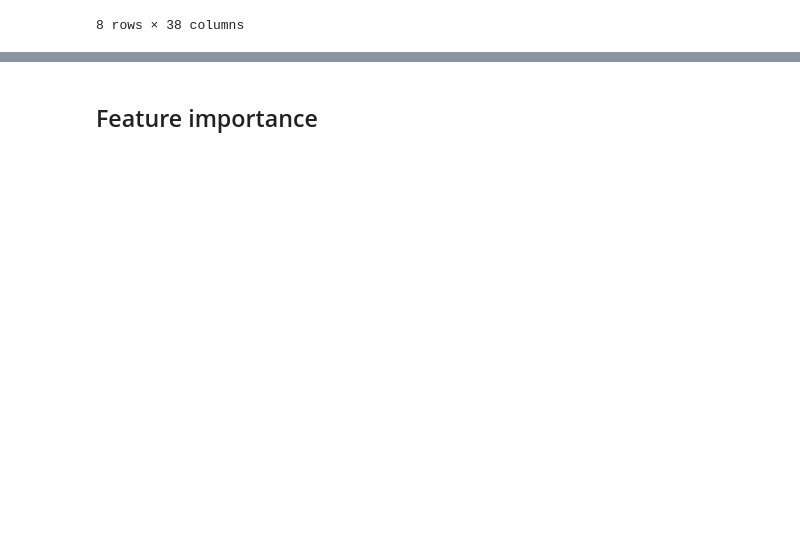
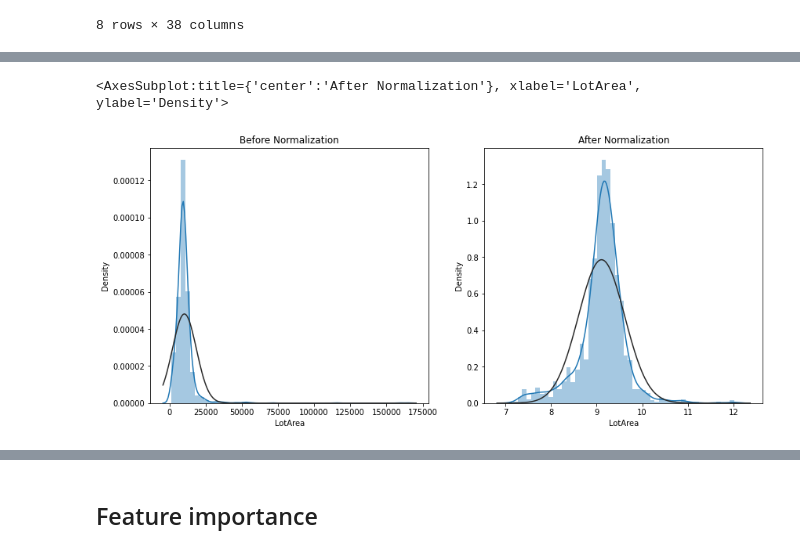
Before and after one commit to gha7all/DataScienceHub, a Jupyter notebook: week-1/housePrice_regression/price prediction.ipynb, the cells around one changed output, grey strips where cells are left out. Drawn from its saved outputs; the diff is of its cells as text; code cells hidden in the pictures; blank space fills up the shorter version.

Commit message:
adds normalization

```diff
--- a/week-1/housePrice_regression/price prediction.ipynb
+++ b/week-1/housePrice_regression/price prediction.ipynb
@@ -197,3 +33,0 @@ dtype: float64
-# %%
-for feature in high_skew.index:
-    train_df[feature] = np.log(train_df[feature])
@@ -199,0 +161,6 @@ for feature in high_skew.index:
+# %%
+train_df = train_df.drop(train_df[train_df['GrLivArea']>5000].index)
+train_df = train_df.drop(train_df[train_df['LotArea']>200000].index)
+train_df = train_df.drop(train_df[train_df['TotalBsmtSF']>4000].index)
+train_df = train_df.drop(train_df[train_df['LotFrontage']>200].index)
+train_df = train_df.drop(train_df[train_df['1stFlrSF']>4000].index)
@@ -199,0 +203,12 @@ for feature in high_skew.index:
+# %%
+fig, ax = plt.subplots(nrows=1, ncols=2, figsize=(14,6))
+
+sns.distplot(train_df['LotArea'], fit=stats.norm, ax=ax[0])
+ax[0].set_title('Before Normalization')
+
+train_df['LotArea'] = np.log(train_df['LotArea'])
+ax[1].set_title('After Normalization')
+sns.distplot(train_df['LotArea'], fit=stats.norm, ax=ax[1])
+# %% [output]
+<AxesSubplot:title={'center':'After Normalization'}, xlabel='LotArea', ylabel='Density'>
+[figure, added]
```
Also changed, not shown: parts of 46 cells of this notebook.
